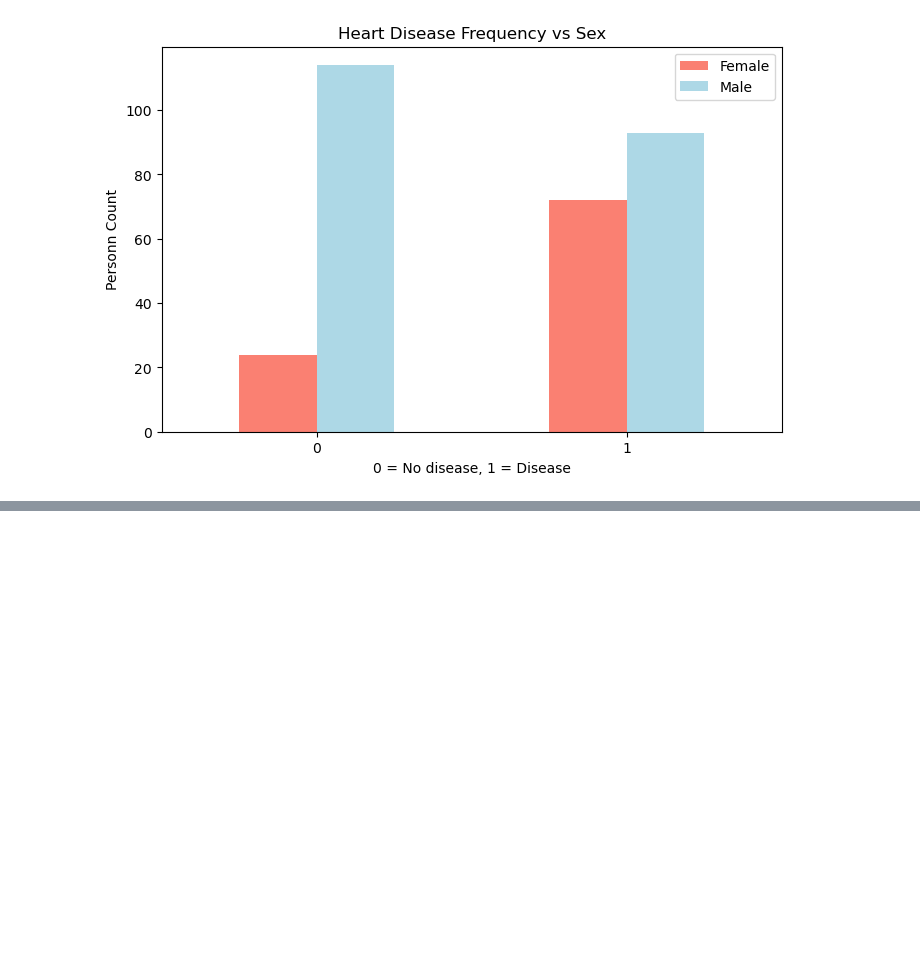
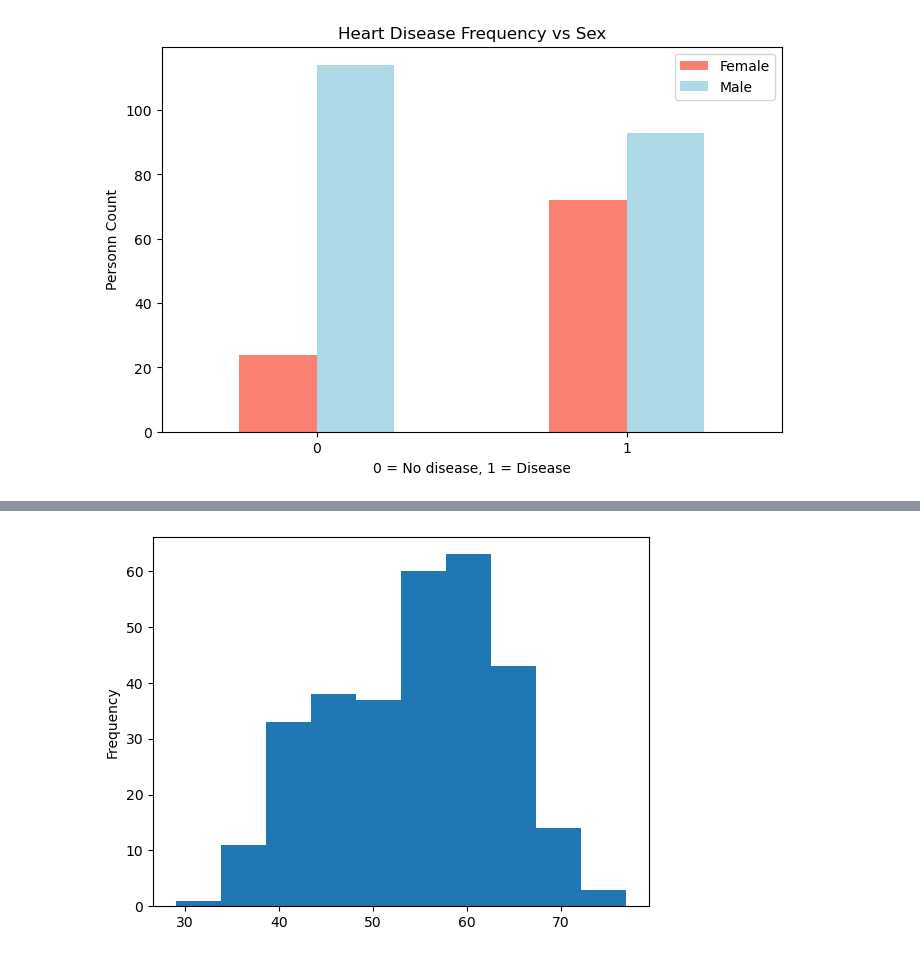
Before and after one commit to singhgauravv/heart_disease_classification_model, a Jupyter notebook: heart-disease-model.ipynb, the cells around one changed output, grey strips where cells are left out. Cells and saved outputs as stored; diff of their text form; code cells hidden in the pictures; blank space fills up the shorter version.

```diff
--- a/heart-disease-model.ipynb
+++ b/heart-disease-model.ipynb
@@ -192,0 +216,5 @@ plt.xticks(rotation=0);
+# %%
+# Check the distribution of the age column with histogram
+df.age.plot.hist();
+# %% [output]
+[figure, added]
```
Also changed, not shown: parts of 3 cells of this notebook, 1 other file.
